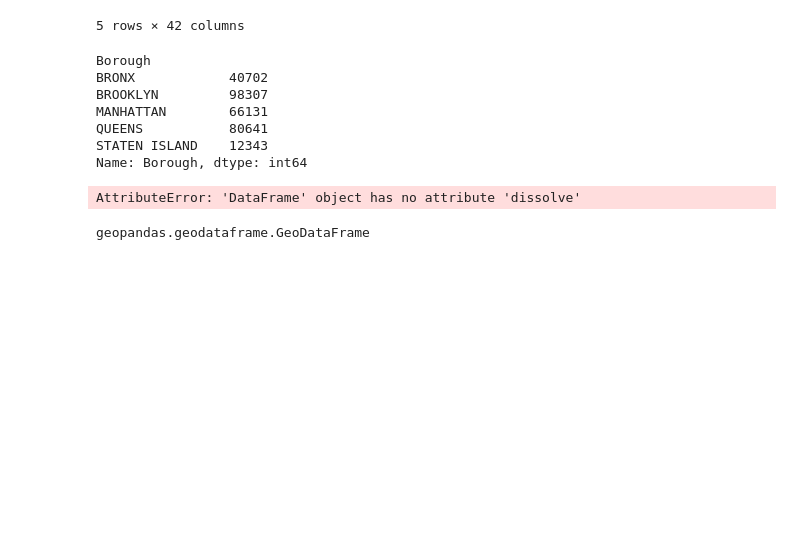
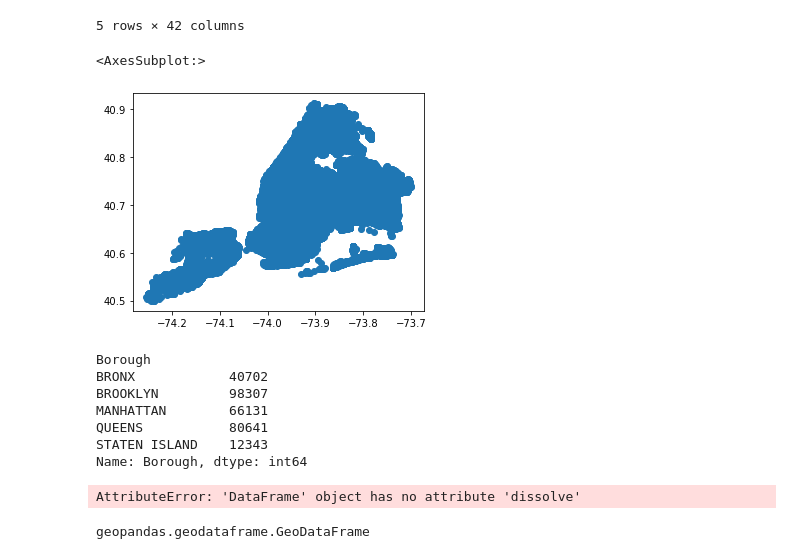
Before and after one commit to anw1986/Customer-Service-Requests-Analysis, a Jupyter notebook: analysis.ipynb, the cells around one changed output. Drawn from its saved outputs; the diff is of its cells as text; code cells hidden in the pictures; blank space fills up the shorter version.

Commit message:
added geo plot using geopandas

```diff
--- a/analysis.ipynb
+++ b/analysis.ipynb
@@ -356,8 +357,12 @@ gdf.head()
 | 4 | 32306529 | 12/31/2015 11:56:58 PM | 01-01-16 3:24 | NYPD | New York City Police Department | Illegal Parking | Blocked Sidewalk | ... |
 5 rows × 42 columns
 # %%
-gdf_subset=gdf[['Unique Key','Borough']]
-gdf_subset_borough=gdf_subset[gdf_subset['Borough']!='Unspecified']
+gdf_subset=gdf[['Borough','geometry']]
+city=gdf_subset.dissolve(by='Borough')
+city.plot()
+# %% [output]
+<AxesSubplot:>
+[figure, added]
 # %%
 gdf_subset_borough.groupby(['Borough'])['Borough'].count()
 # %% [output]
```
Also changed, not shown: parts of 3 cells of this notebook.
